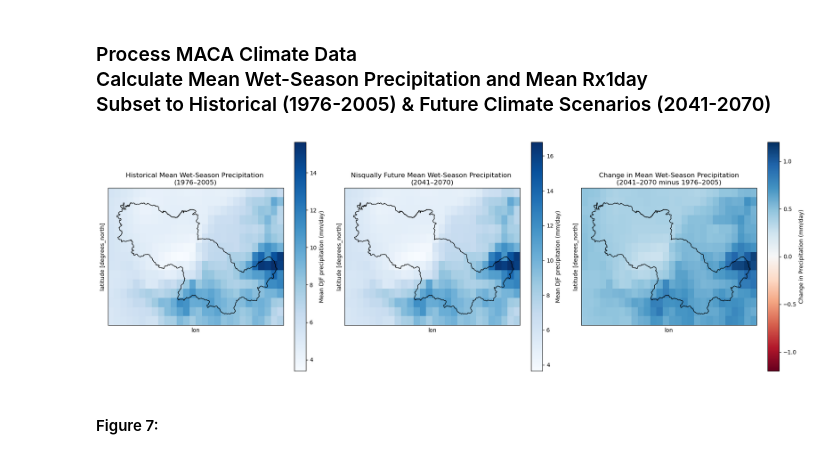
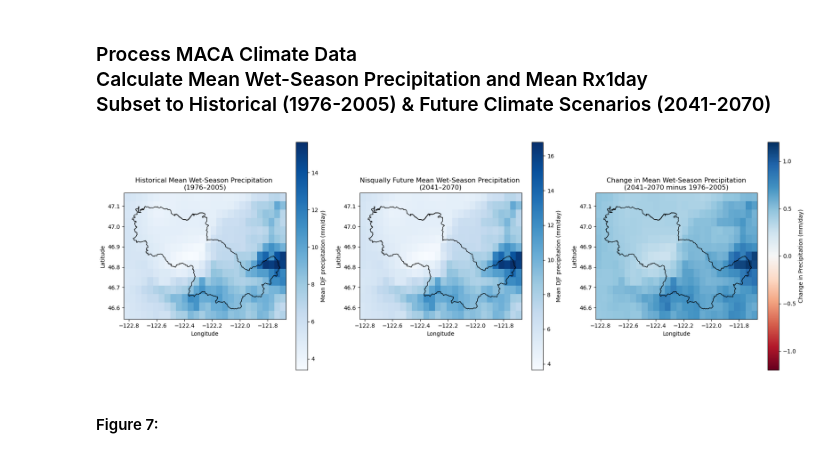
Before and after one commit to nym-veach/surface-runoff-susceptibility-model, a Jupyter notebook: notebooks/02-portfolio-runoff-blog.ipynb, the cells around one changed output. Saved outputs shown, nothing was run; the diff lists cells and outputs as text; code cells hidden in the pictures.

```diff
--- a/notebooks/02-portfolio-runoff-blog.ipynb
+++ b/notebooks/02-portfolio-runoff-blog.ipynb
@@ -1310,36 +1310,36 @@ axes[0].set_title("Historical Mean Wet-Season Precipitation \n(1976–2005)")
 pr_future_wet_mean.plot(
     ax=axes[1],
     cmap="Blues",
     cbar_kwargs={"label": "Mean DJF precipitation (mm/day)"}
 )
 
 nisqually_4326.boundary.plot(ax=axes[1], color="black", linewidth=1)
 axes[1].set_title("Nisqually Future Mean Wet-Season Precipitation \n(2041–2070)")
 
 # Difference Comparison plot
 portfolio_delta_pr = pr_future_wet_mean - pr_hist_wet_mean
 
 portfolio_delta_pr.plot(
     ax=axes[2],
     cmap="RdBu",
     vmin=-1.2,
     vmax=1.2,
     cbar_kwargs={"label": "Change in Precipitation (mm/day)"}
 )
 
 nisqually_4326.boundary.plot(ax=axes[2], color="black", linewidth=1)
 axes[2].set_title("Change in Mean Wet-Season Precipitation\n(2041–2070 minus 1976–2005)")
 
 
 # Clean up axes
 for ax in axes:
-    ax.set_xticks([])
-    ax.set_yticks([])
+    ax.set_xlabel("Longitude")
+    ax.set_ylabel("Latitude")
 
 plt.tight_layout()
 plt.show()
 # %% [output]
-[figure, old version]
+[figure, new version]
 # %% [markdown]
 #### Figure 7:
 # %%
```
Also changed, not shown: parts of 6 cells of this notebook, 1 other file.
